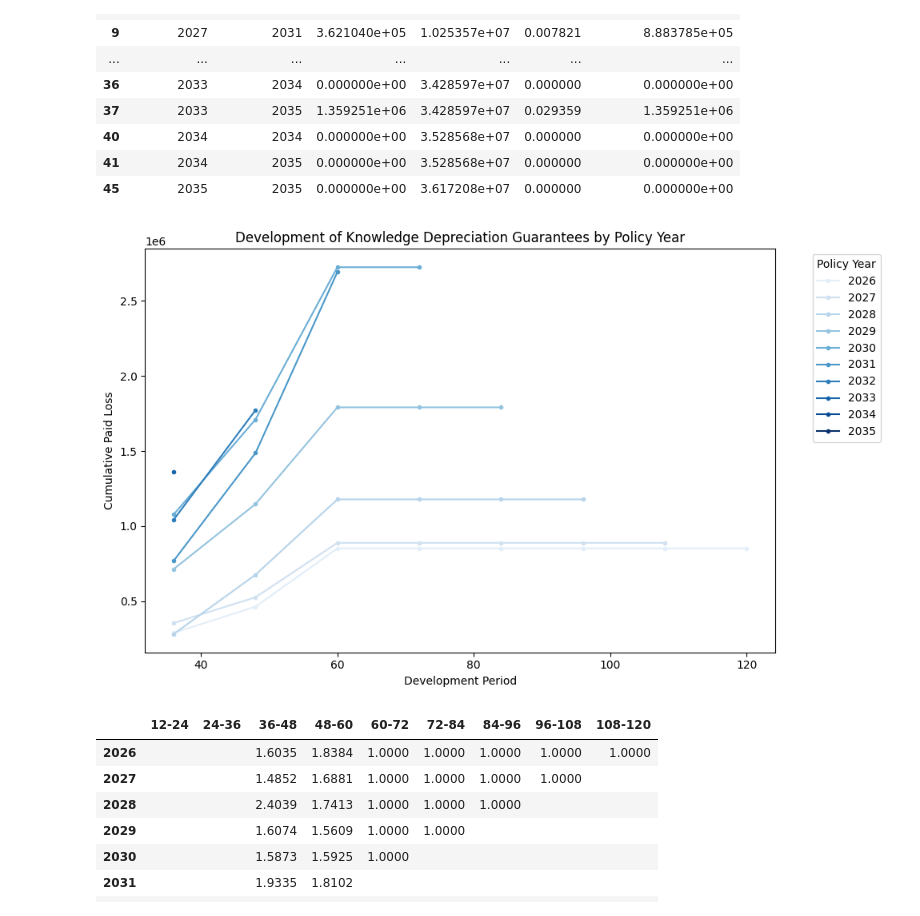
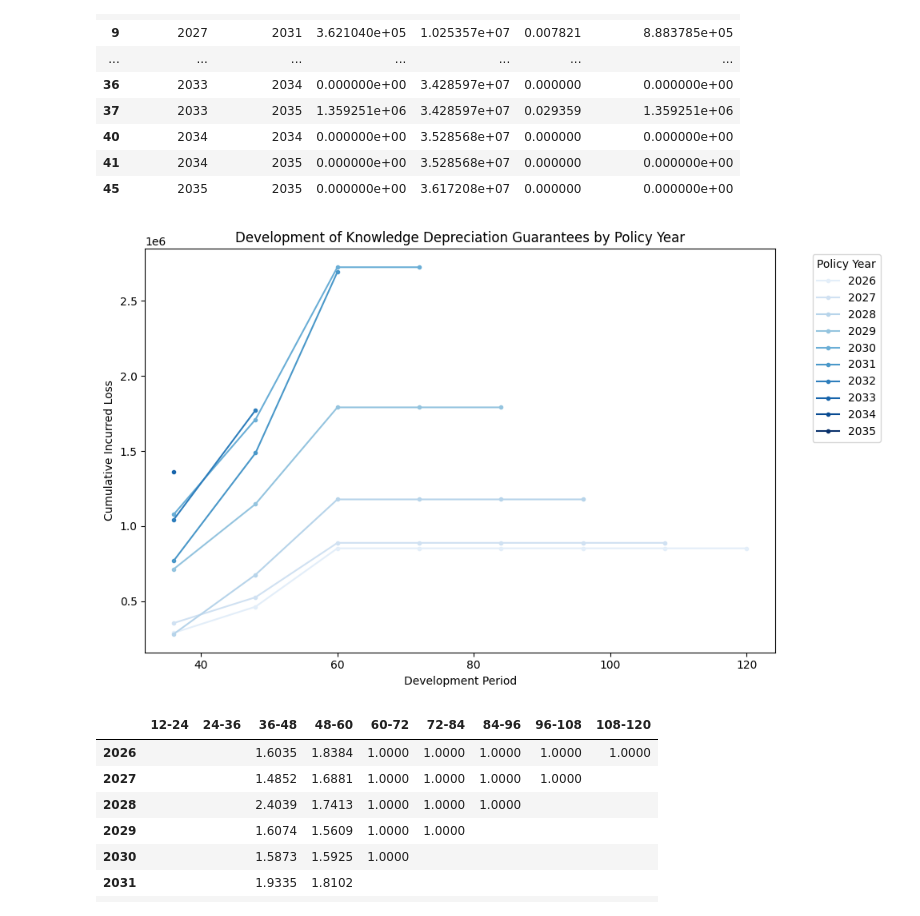
Before and after one commit to AlexFiliakov/knowledge-pricing, a Jupyter notebook: 1. Survival Model.ipynb, the cells around one changed output. Drawn from its saved outputs; the diff is of its cells as text; code cells hidden in the pictures.

```diff
--- a/1. Survival Model.ipynb
+++ b/1. Survival Model.ipynb
@@ -1160,30 +1160,30 @@ triangle = triangle.incr_to_cum()
 # %%
 import numpy as np
 # Generate a blue gradient color scheme
 import matplotlib.cm as cm
 
 # Plot data
 fig, ax = plt.subplots(figsize=(10, 6))
 # # triangle already is the 'Cumulative Incurred' triangle:
 # triangle.T.plot(
 #     marker='.', grid=True, ax=ax,
 #     title='Development of Knowledge Depreciation Guarantees by Policy Year',
 #     xlabel='Development Period', ylabel='Cumulative Paid Loss')
 
 years = triangle.origin
 colors = cm.Blues(np.linspace(0.1, 1, len(years)))  # Blue gradient from grayish blue to neon blue
 
 for year, color in zip(years, colors):
     triangle[triangle.origin == year].T.plot(
         ax=ax, marker='.', label=year, color=color)
 
 plt.legend(title='Policy Year', bbox_to_anchor=(1.05, 1), loc='upper left')
 plt.title('Development of Knowledge Depreciation Guarantees by Policy Year')
 plt.xlabel('Development Period')
-plt.ylabel('Cumulative Paid Loss')
+plt.ylabel('Cumulative Incurred Loss')
 plt.tight_layout()
 # %% [output]
-[figure, old version]
+[figure, new version]
 # %%
 triangle.link_ratio
 # %% [output]
```
Also changed, not shown: parts of 21 cells of this notebook.
